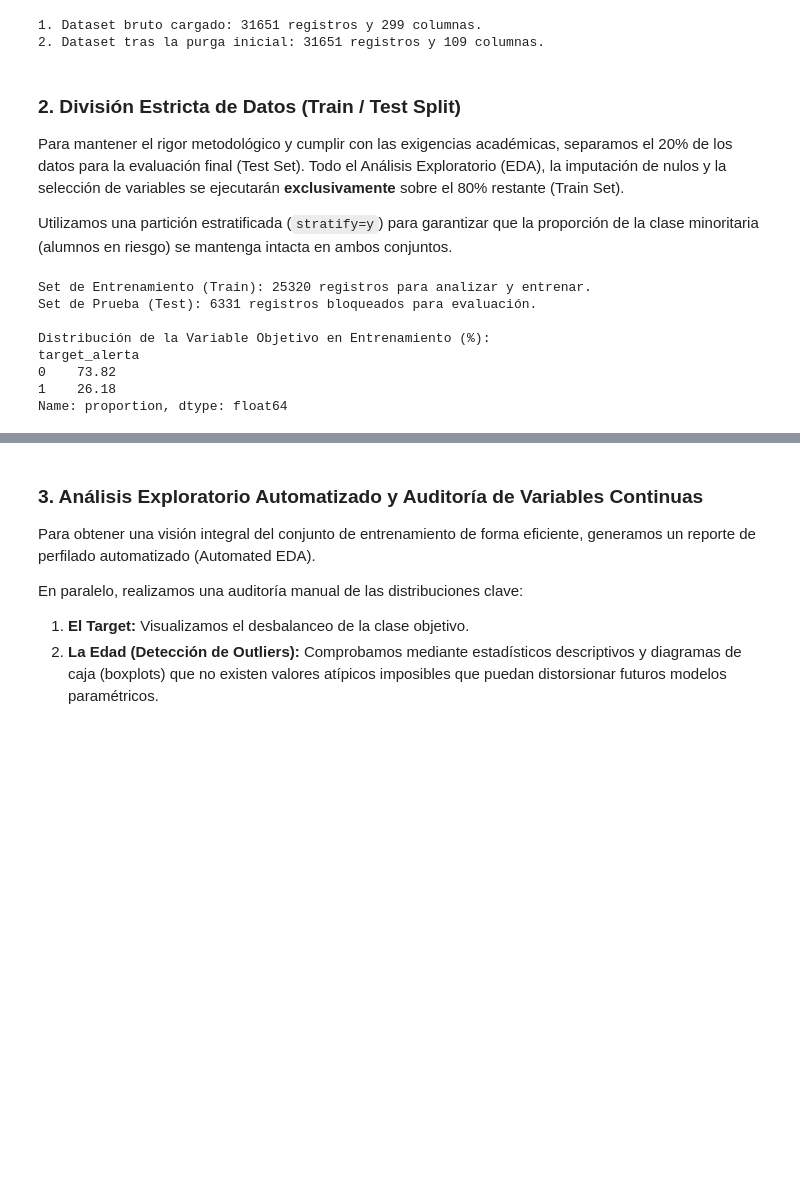
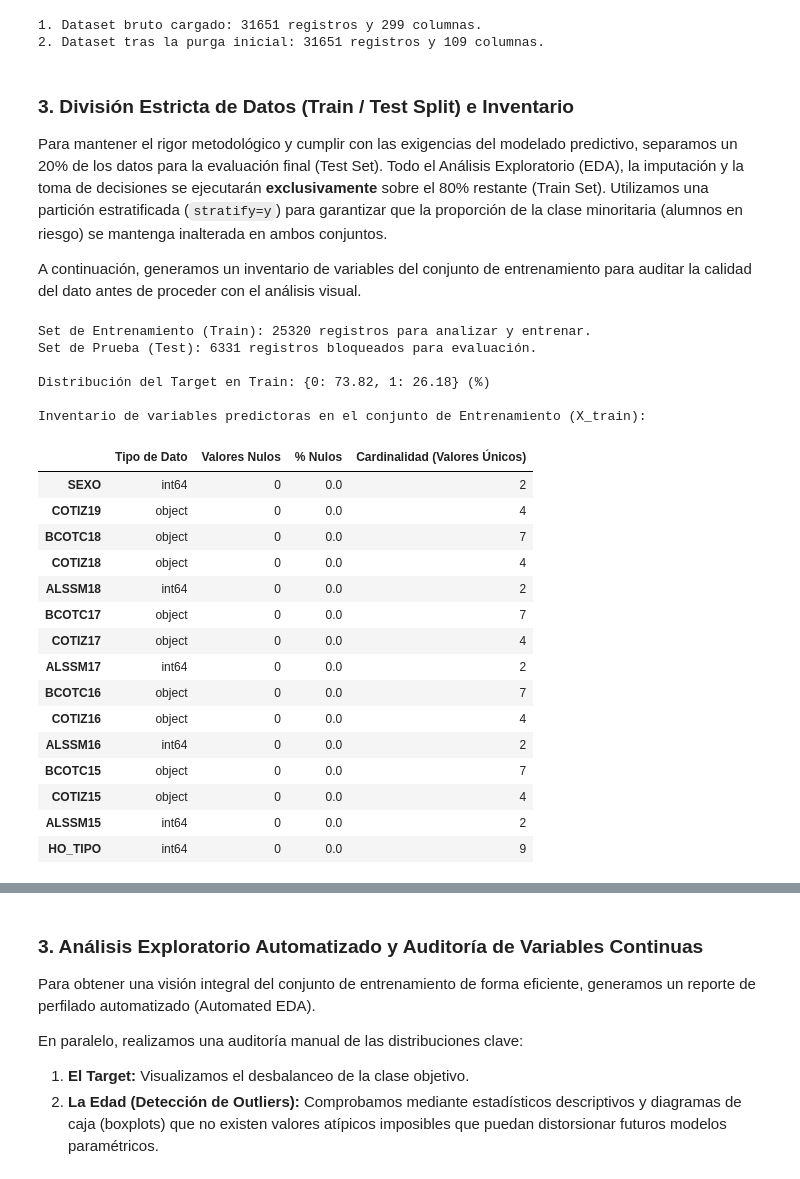
Before and after one commit to JorgeMedina02/mvc-proyecto-grupo-6, a Jupyter notebook: notebooks/01_EDA.ipynb, the cells around one changed output, grey strips where cells are left out. Saved outputs shown, nothing was run; the diff lists cells and outputs as text; code cells hidden in the pictures; blank space fills up the shorter version.

```diff
--- a/notebooks/01_EDA.ipynb
+++ b/notebooks/01_EDA.ipynb
@@ -58,41 +54,67 @@ except Exception as e:
 1. Dataset bruto cargado: 31651 registros y 299 columnas.
 2. Dataset tras la purga inicial: 31651 registros y 109 columnas.
 # %% [markdown]
-### 2. División Estricta de Datos (Train / Test Split)
+### 3. División Estricta de Datos (Train / Test Split) e Inventario
 
-Para mantener el rigor metodológico y cumplir con las exigencias académicas, separamos el 20% de los datos para la evaluación final (Test Set). Todo el Análisis Exploratorio (EDA), la imputación de nulos y la selección de variables se ejecutarán **exclusivamente** sobre el 80% restante (Train Set).
+Para mantener el rigor metodológico y cumplir con las exigencias del modelado predictivo, separamos un 20% de los datos para la evaluación final (Test Set). Todo el Análisis Exploratorio (EDA), la imputación y la toma de decisiones se ejecutarán **exclusivamente** sobre el 80% restante (Train Set). Utilizamos una partición estratificada (`stratify=y`) para garantizar que la proporción de la clase minoritaria (alumnos en riesgo) se mantenga inalterada en ambos conjuntos.
 
-Utilizamos una partición estratificada (`stratify=y`) para garantizar que la proporción de la clase minoritaria (alumnos en riesgo) se mantenga intacta en ambos conjuntos.
+A continuación, generamos un inventario de variables del conjunto de entrenamiento para auditar la calidad del dato antes de proceder con el análisis visual.
 # %%
 from sklearn.model_selection import train_test_split
+from IPython.display import display
 
 # Separación de características (X) y variable objetivo (y)
-# Eliminamos también 'IDENT' si existe, ya que es un identificador único sin valor predictivo
 columnas_drop = ['target_alerta', 'IDENT'] if 'IDENT' in df_limpio.columns else ['target_alerta']
 X = df_limpio.drop(columns=columnas_drop)
 y = df_limpio['target_alerta']
 
 # División estratificada (80% Train, 20% Test)
 X_train, X_test, y_train, y_test = train_test_split(
     X, y, test_size=0.20, random_state=42, stratify=y
 )
 
 print(f"Set de Entrenamiento (Train): {X_train.shape[0]} registros para analizar y entrenar.")
 print(f"Set de Prueba (Test): {X_test.shape[0]} registros bloqueados para evaluación.")
 
 # Reconstruimos temporalmente el conjunto de entrenamiento para facilitar el EDA
 df_train_eda = pd.concat([X_train, y_train], axis=1)
 
 # Verificamos la distribución del Target en el conjunto de entrenamiento
 distribucion = df_train_eda['target_alerta'].value_counts(normalize=True) * 100
-print("\nDistribución de la Variable Objetivo en Entrenamiento (%):")
-print(distribucion.round(2))
+print(f"\nDistribución del Target en Train: {distribucion.round(2).to_dict()} (%)")
+
+# --- INVENTARIO DE VARIABLES Y CALIDAD DEL DATO ---
+print("\nInventario de variables predictoras en el conjunto de Entrenamiento (X_train):")
+
+inventario = pd.DataFrame({
+    'Tipo de Dato': X_train.dtypes,
+    'Valores Nulos': X_train.isnull().sum(),
+    '% Nulos': (X_train.isnull().sum() / len(X_train) * 100).round(2),
+    'Cardinalidad (Valores Únicos)': X_train.nunique()
+}).sort_values(by='% Nulos', ascending=False)
+
+# Mostramos las 15 variables con mayor porcentaje de nulos
+display(inventario.head(15))
 # %% [output]
 Set de Entrenamiento (Train): 25320 registros para analizar y entrenar.
 Set de Prueba (Test): 6331 registros bloqueados para evaluación.
 
-Distribución de la Variable Objetivo en Entrenamiento (%):
-target_alerta
-0    73.82
-1    26.18
-Name: proportion, dtype: float64
+Distribución del Target en Train: {0: 73.82, 1: 26.18} (%)
+
+Inventario de variables predictoras en el conjunto de Entrenamiento (X_train):
+|  | Tipo de Dato | Valores Nulos | % Nulos | Cardinalidad (Valores Únicos) |
+| SEXO | int64 | 0 | 0.0 | 2 |
+| COTIZ19 | object | 0 | 0.0 | 4 |
+| BCOTC18 | object | 0 | 0.0 | 7 |
+| COTIZ18 | object | 0 | 0.0 | 4 |
+| ALSSM18 | int64 | 0 | 0.0 | 2 |
+| BCOTC17 | object | 0 | 0.0 | 7 |
+| COTIZ17 | object | 0 | 0.0 | 4 |
+| ALSSM17 | int64 | 0 | 0.0 | 2 |
+| BCOTC16 | object | 0 | 0.0 | 7 |
+| COTIZ16 | object | 0 | 0.0 | 4 |
+| ALSSM16 | int64 | 0 | 0.0 | 2 |
+| BCOTC15 | object | 0 | 0.0 | 7 |
+| COTIZ15 | object | 0 | 0.0 | 4 |
+| ALSSM15 | int64 | 0 | 0.0 | 2 |
+| HO_TIPO | int64 | 0 | 0.0 | 9 |
```
Also changed, not shown: parts of 22 cells of this notebook, 1 other file.
